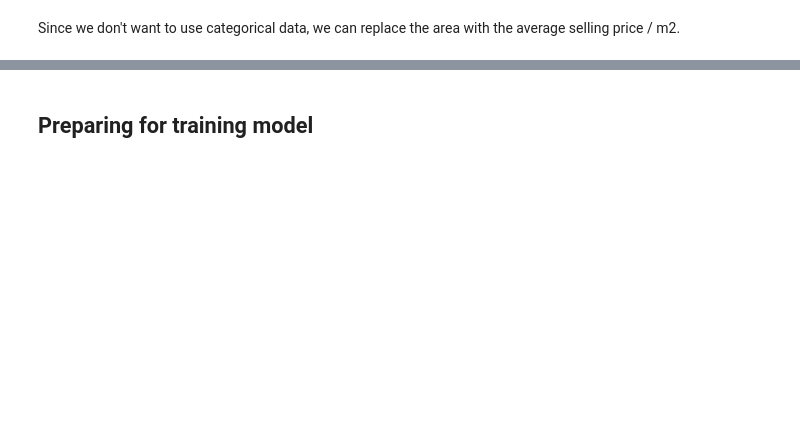
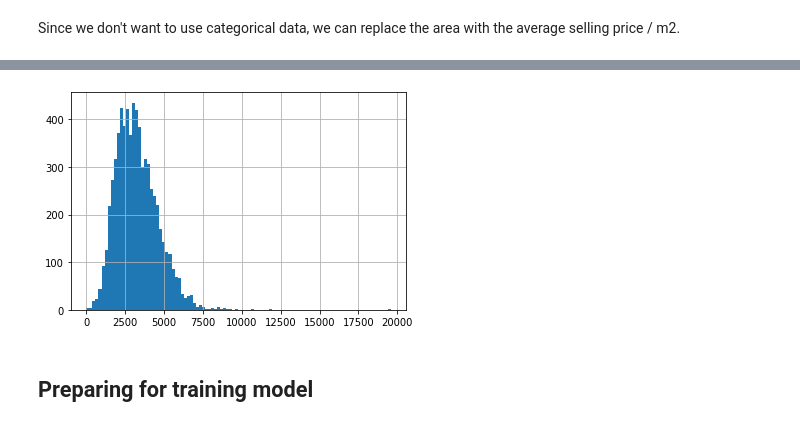
Before and after one commit to EricJohanssoon/house_price_predictor, a Jupyter notebook: files_for_training_model/housing_prices.ipynb, the cells around one changed output, grey strips where cells are left out. Drawn from its saved outputs; the diff is of its cells as text; code cells hidden in the pictures; blank space fills up the shorter version.

```diff
--- a/files_for_training_model/housing_prices.ipynb
+++ b/files_for_training_model/housing_prices.ipynb
@@ -194,0 +286,6 @@ df = df[df['rooms']!='N/A']
+# %%
+# plot histogram of monthly fee
+df['monthly_fee'].hist(bins=100)
+plt.show()
+# %% [output]
+[figure, added]
```
Also changed, not shown: parts of 36 cells of this notebook, 7 other files.
